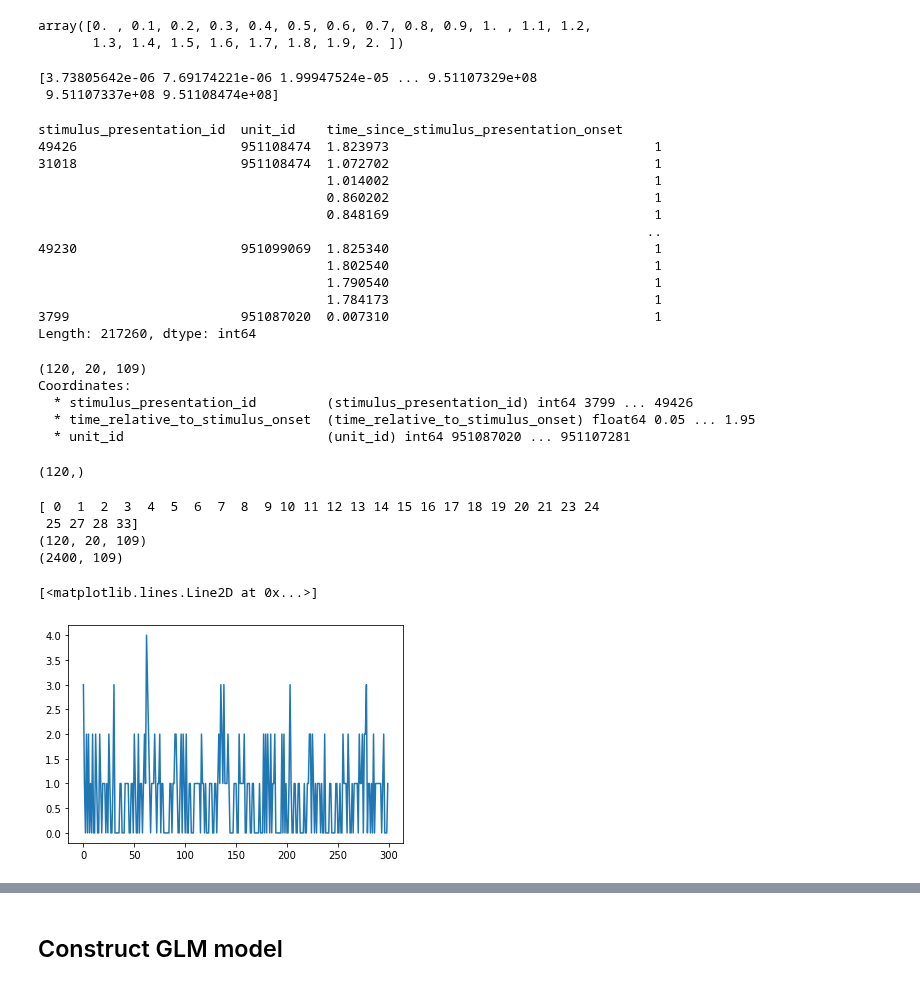
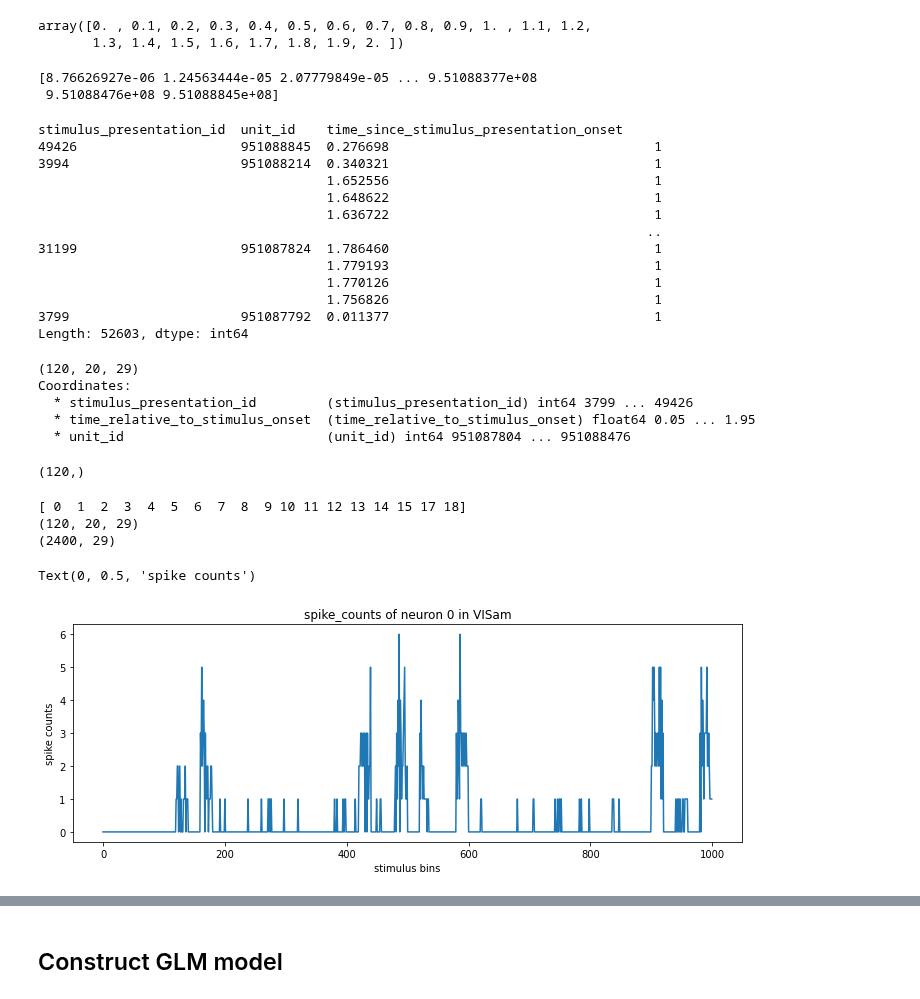
Before and after one commit to Jp-17/Coding_learning, a Jupyter notebook: Model_learning/GLM_allen_learn.ipynb, the cells around one changed output, grey strips where cells are left out. Drawn from its saved outputs; the diff is of its cells as text; code cells hidden in the pictures.

```diff
--- a/Model_learning/GLM_allen_learn.ipynb
+++ b/Model_learning/GLM_allen_learn.ipynb
@@ -73,5 +73,5 @@ Select units from CA1 area
 # %%
-units = session.units[session.units["ecephys_structure_acronym"] == 'CA1']
+units = session.units[session.units["ecephys_structure_acronym"] == 'VISam']
 units.tail()
 # %% [output]
 |  | isi_violations | waveform_amplitude | waveform_spread | waveform_duration | nn_hit_rate | snr | ... |
@@ -113,21 +113,21 @@ a = spike_times.values
 print(np.unique(a))
 spike_times.value_counts()
 # %% [output]
-[3.73805642e-06 7.69174221e-06 1.99947524e-05 ... 9.51107329e+08
- 9.51107337e+08 9.51108474e+08]
+[8.76626927e-06 1.24563444e-05 2.07779849e-05 ... 9.51088377e+08
+ 9.51088476e+08 9.51088845e+08]
 stimulus_presentation_id  unit_id    time_since_stimulus_presentation_onset
-49426                     951108474  1.823973                                  1
-31018                     951108474  1.072702                                  1
-                                     1.014002                                  1
-                                     0.860202                                  1
-                                     0.848169                                  1
+49426                     951088845  0.276698                                  1
+3994                      951088214  0.340321                                  1
+                                     1.652556                                  1
+                                     1.648622                                  1
+                                     1.636722                                  1
                                                                               ..
-49230                     951099069  1.825340                                  1
-                                     1.802540                                  1
-                                     1.790540                                  1
-                                     1.784173                                  1
-3799                      951087020  0.007310                                  1
-Length: 217260, dtype: int64
+31199                     951087824  1.786460                                  1
+                                     1.779193                                  1
+                                     1.770126                                  1
+                                     1.756826                                  1
+3799                      951087792  0.011377                                  1
+Length: 52603, dtype: int64
 # %%
 spike_counts = session.presentationwise_spike_counts(
     stimulus_presentation_ids=stim_orientation_table.index.values,
@@ -138,31 +138,33 @@ print(spike_counts.shape)
 print(spike_counts.coords)
 spike_counts['stimulus_presentation_id'].values.shape
 # %% [output]
-(120, 20, 109)
+(120, 20, 29)
 Coordinates:
   * stimulus_presentation_id         (stimulus_presentation_id) int64 3799 ... 49426
   * time_relative_to_stimulus_onset  (time_relative_to_stimulus_onset) float64 0.05 ... 1.95
-  * unit_id                          (unit_id) int64 951087020 ... 951107281
+  * unit_id                          (unit_id) int64 951087804 ... 951088476
 (120,)
 # %%
 # convert spike_counts structure from stimulus_presentation_id*time_bins* unit_id
 # to stimulus_bins_counts * units, (120, 20, 109) -> (2400, 109)
 
 counts_matrix = spike_counts.values
 print(np.unique(counts_matrix))
 print(counts_matrix.shape)
-CA1_counts = counts_matrix.reshape(counts_matrix.shape[0]*counts_matrix.shape[1], counts_matrix.shape[2])
-print(CA1_counts.shape)
+VISam_counts = counts_matrix.reshape(counts_matrix.shape[0]*counts_matrix.shape[1], counts_matrix.shape[2])
+print(VISam_counts.shape)
 
-plt.figure()
-plt.plot(CA1_counts[:300, 0])
+plt.figure(figsize=(12, 4))
+plt.plot(VISam_counts[:1000, 0])
+plt.title('spike_counts of neuron 0 in VISam')
+plt.xlabel('stimulus bins')
+plt.ylabel('spike counts')
 # %% [output]
-[ 0  1  2  3  4  5  6  7  8  9 10 11 12 13 14 15 16 17 18 19 20 21 23 24
- 25 27 28 33]
-(120, 20, 109)
-(2400, 109)
+[ 0  1  2  3  4  5  6  7  8  9 10 11 12 13 14 15 17 18]
+(120, 20, 29)
+(2400, 29)
-[<matplotlib.lines.Line2D at 0x...>]
+Text(0, 0.5, 'spike counts')
-[figure, old version]
+[figure, new version]
 # %%
 # get the stimuli array orientation (15*8)*20
 
```
Also changed, not shown: parts of 10 cells of this notebook.
